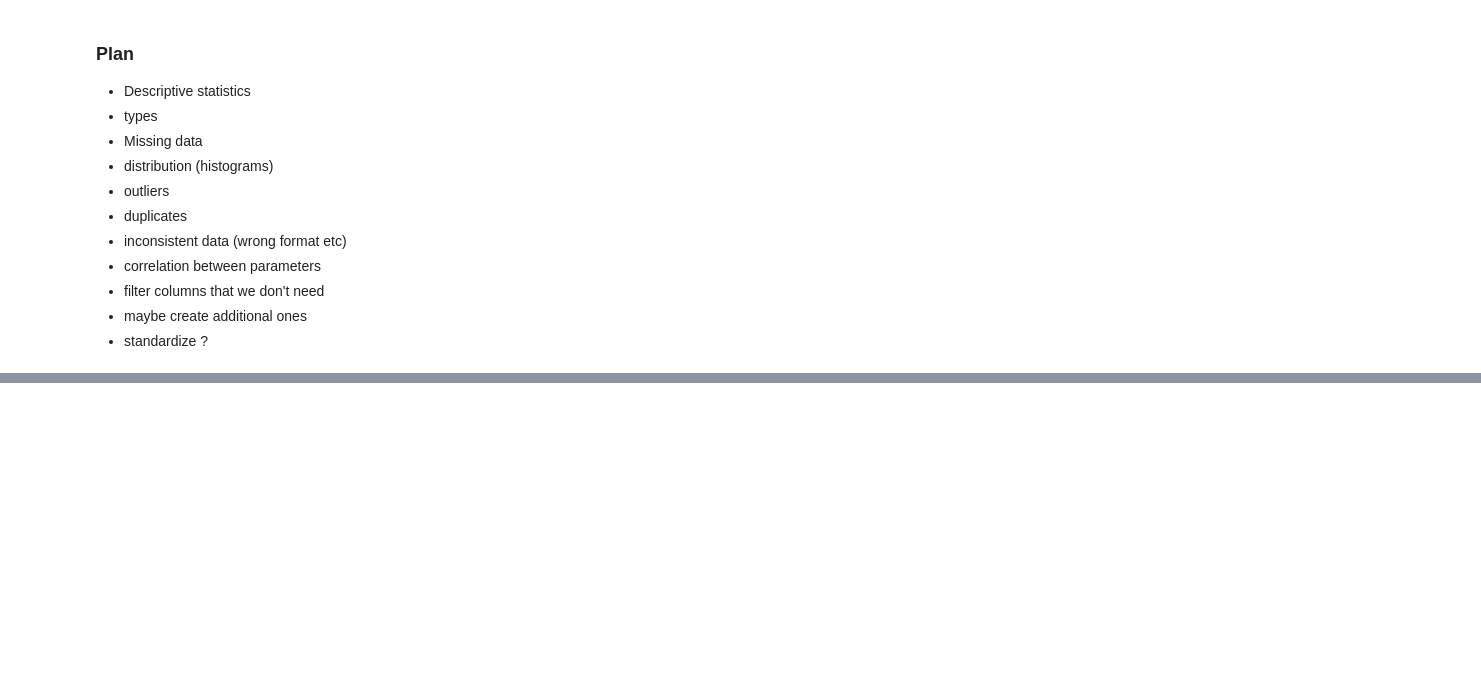
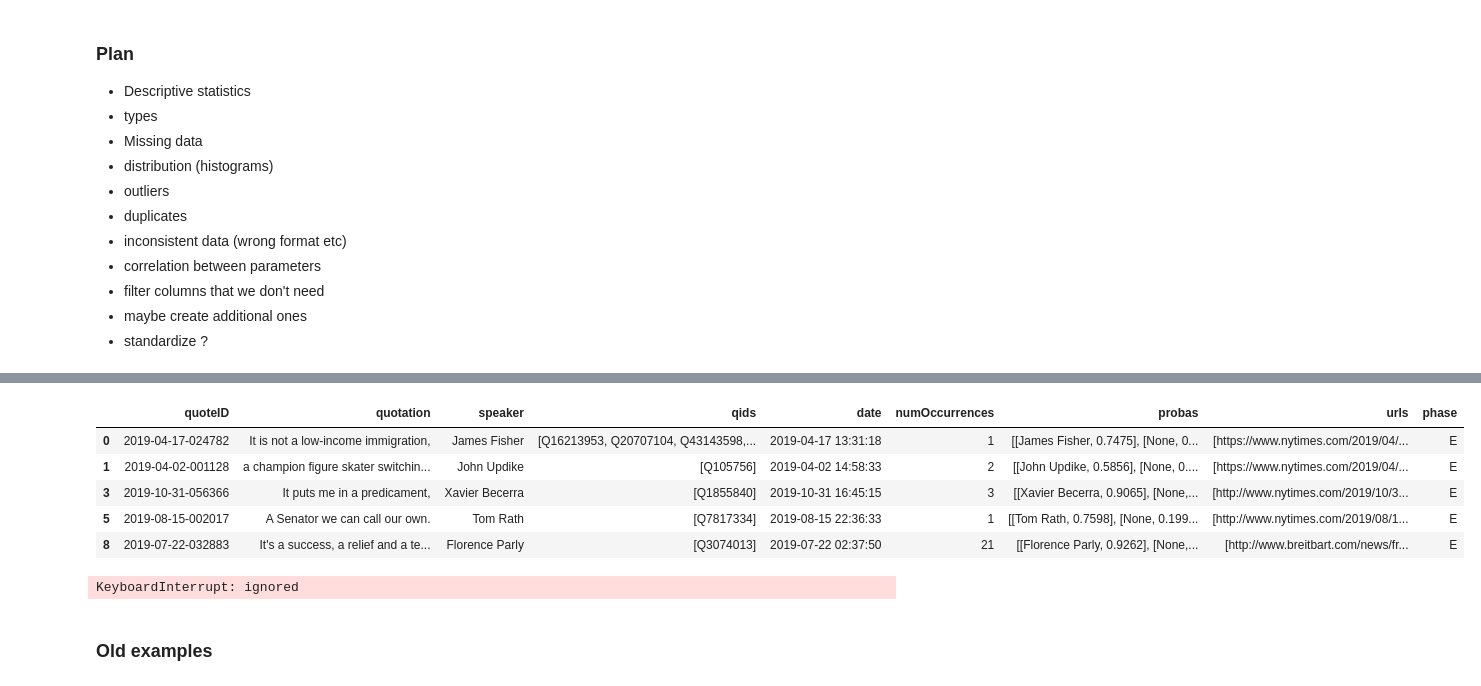
Before and after one commit to epfl-ada/ada-2021-project-palomamo, a Jupyter notebook: speakers.ipynb, the cells around one changed output, grey strips where cells are left out. Drawn from its saved outputs; the diff is of its cells as text; code cells hidden in the pictures; blank space fills up the shorter version.

```diff
--- a/speakers.ipynb
+++ b/speakers.ipynb
@@ -47,0 +165,27 @@ df.head()
+# %%
+#Filter null speaker
+df_quotesNY = df_quotesNY.drop(df_quotesNY[df_quotesNY.speaker == 'None'].index)
+df_quotesNY.head()
+# %% [output]
+|  | quoteID | quotation | speaker | qids | date | numOccurrences | probas | urls | phase |
+| 0 | 2019-04-17-024782 | It is not a low-income immigration, | James Fisher | [Q16213953, Q20707104, Q43143598,... | 2019-04-17 13:31:18 | 1 | [[James Fisher, 0.7475], [None, 0... | [https://www.nytimes.com/2019/04/... | E |
+| 1 | 2019-04-02-001128 | a champion figure skater switchin... | John Updike | [Q105756] | 2019-04-02 14:58:33 | 2 | [[John Updike, 0.5856], [None, 0.... | [https://www.nytimes.com/2019/04/... | E |
+| 3 | 2019-10-31-056366 | It puts me in a predicament, | Xavier Becerra | [Q1855840] | 2019-10-31 16:45:15 | 3 | [[Xavier Becerra, 0.9065], [None,... | [http://www.nytimes.com/2019/10/3... | E |
+| 5 | 2019-08-15-002017 | A Senator we can call our own. | Tom Rath | [Q7817334] | 2019-08-15 22:36:33 | 1 | [[Tom Rath, 0.7598], [None, 0.199... | [http://www.nytimes.com/2019/08/1... | E |
+| 8 | 2019-07-22-032883 | It's a success, a relief and a te... | Florence Parly | [Q3074013] | 2019-07-22 02:37:50 | 21 | [[Florence Parly, 0.9262], [None,... | [http://www.breitbart.com/news/fr... | E |
+# %%
+# Retrieve New York times speakers' gender
+speakerGender = []
+for NY_index, NY_row in df_quotesNY.iterrows():
+  q_speaker = NY_row.loc['qids']
+  #qids are not of the same people for each quotation
+  #40% of speakers do not have aliases, how to link both?
+  if df_3.id.isin(q_speaker).any():
+    genders = []
+    for q in q_speaker:
+      if q in df_3.keys():
+        q_gender = df_3.loc[q]['gender'][0]
+        genders.append(labels.loc[q_gender]['Label'])
+    speakerGender.append(genders)
+# %% [output]
+KeyboardInterrupt: ignored
@@ -48,3 +195,5 @@ df.head()
+# %% [markdown]
+### Old examples
 # %%
 path_to_file = '/content/drive/MyDrive/speakers.json'
 
```
Also changed, not shown: parts of 23 cells of this notebook.
